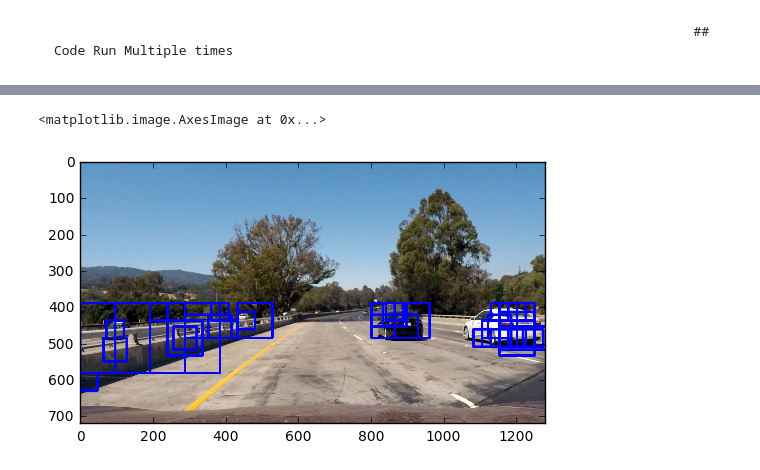
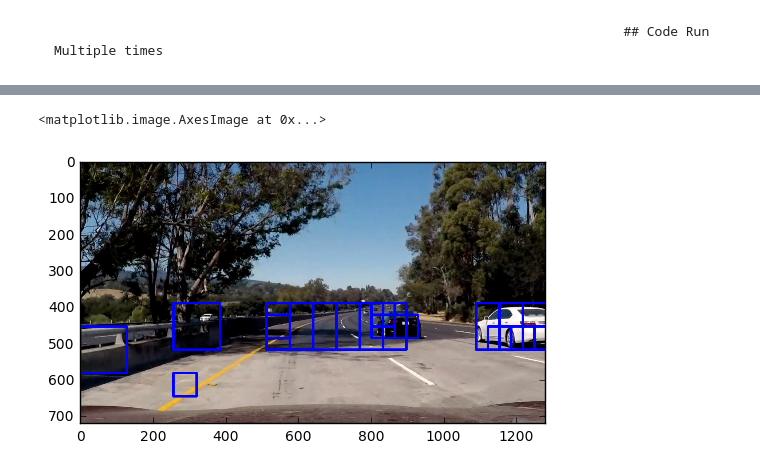
Before and after one commit to da7th/CarND-P5, a Jupyter notebook: CarND-P5.ipynb, the cells around one changed output, grey strips where cells are left out. Saved outputs shown, nothing was run; the diff lists cells and outputs as text; code cells hidden in the pictures.

```diff
--- a/CarND-P5.ipynb
+++ b/CarND-P5.ipynb
@@ -334,7 +404,7 @@ For these 10 labels:  [ 1.  1.  1.  1.  0.  0.  1.  1.  1.  1.]
 # window size (x and y dimensions),
 # and overlap fraction (for both x and y)
 def slide_window(img, x_start_stop=[None, None], y_start_stop=[390, 650],
-                    xy_window=(192, 192), xy_overlap=(0.5, 0.5)):
+                    xy_window=(128, 128), xy_overlap=(0.5, 0.5)):
     # If x and/or y start/stop positions not defined, set to image size
     if x_start_stop[0] == None:
         x_start_stop[0] = 0
@@ -345,8 +415,10 @@ def slide_window(img, x_start_stop=[None, None], y_start_stop=[390, 650],
     if y_start_stop[1] == None:
         y_start_stop[1] = img.shape[0]
 
+    xy_divisions = 3
+
     window_list = []
-    for i in range(1,5):
+    for i in range(1,xy_divisions):
         x_w = int(xy_window[0]/i)
         y_w = int(xy_window[1]/i)
         # Compute the span of the region to be searched
@@ -391,7 +463,7 @@ def draw_boxes(img, bboxes, color=(0, 0, 255), thick=6):
 
 
 windows = slide_window(img_full, x_start_stop=[None, None], y_start_stop=[390, 650],
-                    xy_window=(192, 192), xy_overlap=(0.5, 0.5))
+                    xy_window=(128, 128), xy_overlap=(0.5, 0.5))
 print("windows_n:",len(windows))
 
 box_img = draw_boxes(img_full, windows)
@@ -491,16 +575,4 @@ plt.plot(img_comb_extract_features2[0])
 # %%
-color_space = 'YCrCb' # Can be RGB, HSV, LUV, HLS, YUV, YCrCb
-orient = 9  # HOG orientations
-pix_per_cell = 8 # HOG pixels per cell
-cell_per_block = 2 # HOG cells per block
-hog_channel = "ALL" # Can be 0, 1, 2, or "ALL"
-spatial_size = (32, 32) # Spatial binning dimensions
-hist_bins = 6    # Number of histogram bins
-spatial_feat = True # Spatial features on or off
-hist_feat = True # Histogram features on or off
-hog_feat = True # HOG features on or off
-y_start_stop = [400, 650] # Min and max in y to search in slide_window()
-
 # Define a function you will pass an image
 # and the list of windows to be searched (output of slide_windows())
 def search_windows(img, windows, clf=svc, scaler=X_scaler, color_space='YCrCb',
@@ -521,32 +593,45 @@ def search_windows(img, windows, clf=svc, scaler=X_scaler, color_space='YCrCb',
                         hist_bins=6, orient=9, pix_per_cell=8, cell_per_block=2, hog_channel="ALL",
                         spatial_feat=True, hist_feat=True, hog_feat=True)
         #5) Scale extracted features to be fed to classifier
 #         print(features.shape)
         test_features = scaler.transform(np.array(features).reshape(1, -1))
 #         print(features.shape)
         #6) Predict using your classifier
 #         print(clf)
         prediction = clf.predict(test_features)
         #7) If positive (prediction == 1) then save the window
         if prediction == 1:
             on_windows.append(window)
     #8) Return windows for positive detections
     return on_windows
 
-image = mpimg.imread('/home/da7th/Desktop/Udacity/sdc/CarND-P5/test_images/test1.jpg')
+
+#sample image parameters
+color_space = 'YCrCb' # Can be RGB, HSV, LUV, HLS, YUV, YCrCb
+orient = 9  # HOG orientations
+pix_per_cell = 8 # HOG pixels per cell
+cell_per_block = 2 # HOG cells per block
+hog_channel = "ALL" # Can be 0, 1, 2, or "ALL"
+spatial_size = (32, 32) # Spatial binning dimensions
+hist_bins = 6    # Number of histogram bins
+spatial_feat = True # Spatial features on or off
+hist_feat = True # Histogram features on or off
+hog_feat = True # HOG features on or off
+y_start_stop = [400, 650] # Min and max in y to search in slide_window()
+image = mpimg.imread('/home/da7th/Desktop/Udacity/sdc/CarND-P5/test_images/test5.jpg')
 draw_image = np.copy(image)
 image = image.astype(np.float32)/255
 
 hot_windows = search_windows(image, windows, clf=svc, scaler=X_scaler, color_space=color_space,
                         spatial_size=spatial_size, hist_bins=hist_bins,
                         orient=orient, pix_per_cell=pix_per_cell,
                         cell_per_block=cell_per_block,
                         hog_channel=hog_channel, spatial_feat=spatial_feat,
                         hist_feat=hist_feat, hog_feat=hog_feat)
 
 window_img = draw_boxes(draw_image, hot_windows, color=(0, 0, 255), thick=6)
 
 plt.imshow(window_img)
 # %% [output]
 <matplotlib.image.AxesImage at 0x...>
-[figure, old version]
+[figure, new version]
```
Also changed, not shown: parts of 20 cells of this notebook, 1 other file.
